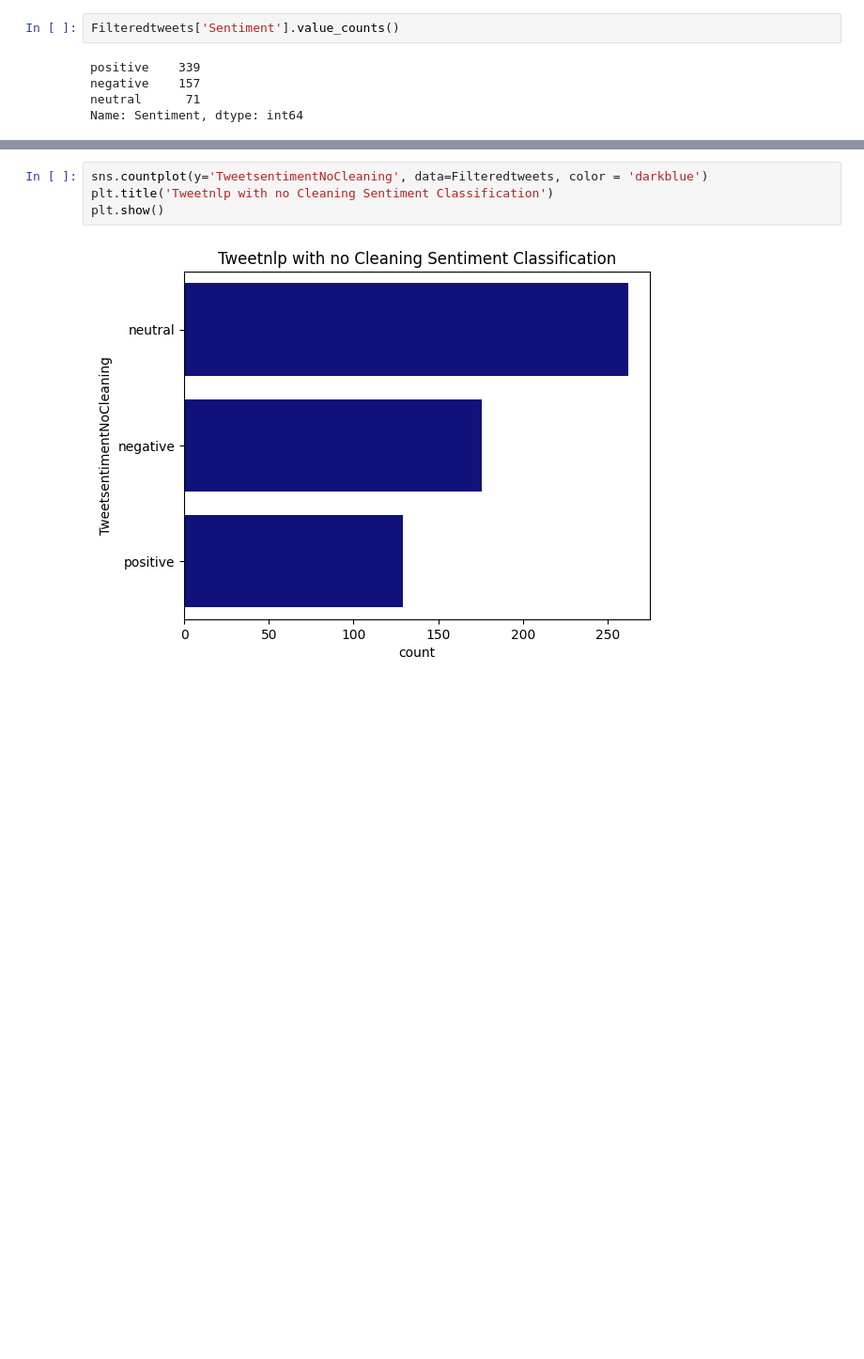
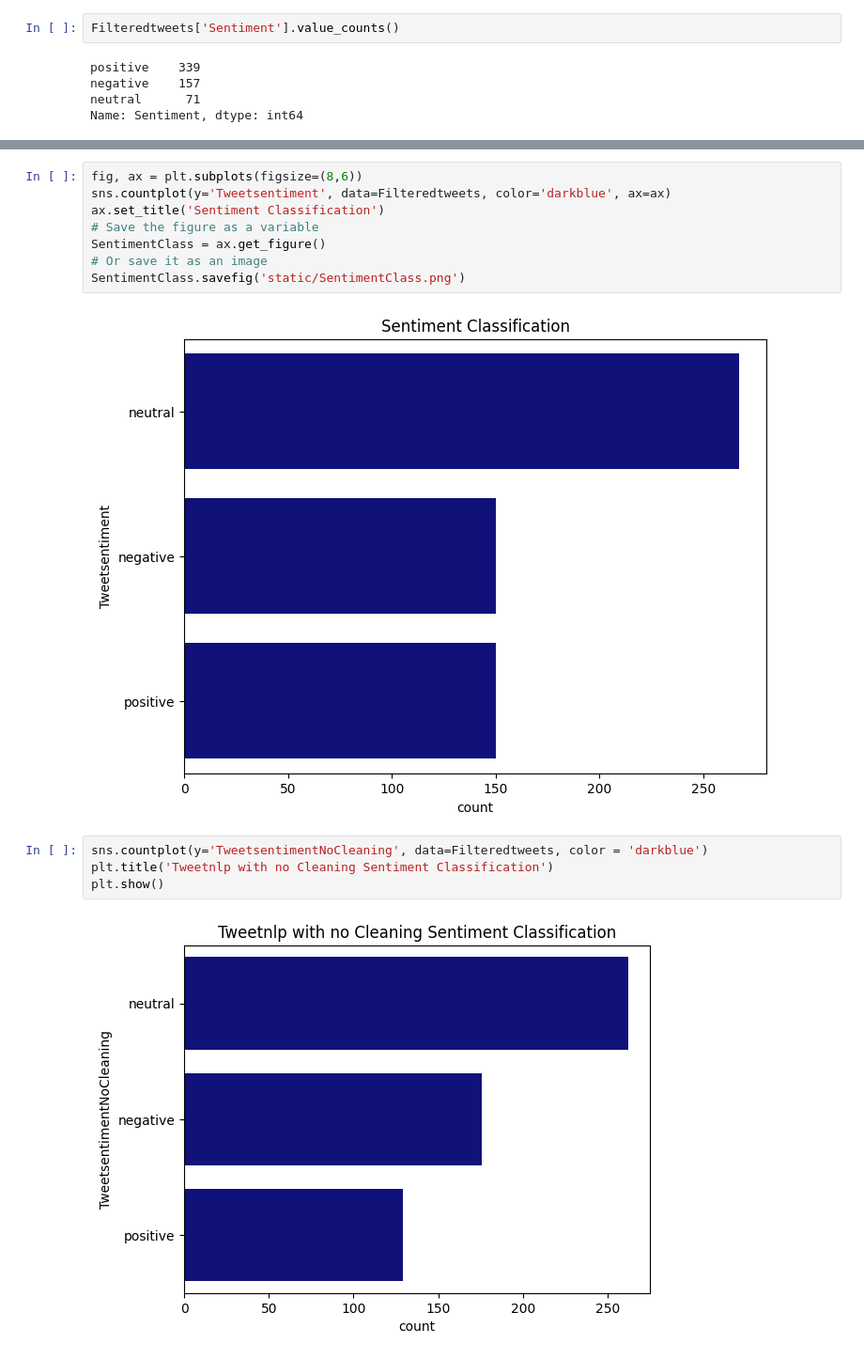
Before and after one commit to topecole/Twitter-Project, a Jupyter notebook: construction_site3.ipynb, the cells around one changed output, grey strips where cells are left out. Shown at 94% size. Drawn from its saved outputs; the diff is of its cells as text; blank space fills up the shorter version.

```diff
--- a/construction_site3.ipynb
+++ b/construction_site3.ipynb
@@ -232,3 +236,13 @@ plt.show()
+# %%
+fig, ax = plt.subplots(figsize=(8,6))
+sns.countplot(y='Tweetsentiment', data=Filteredtweets, color='darkblue', ax=ax)
+ax.set_title('Sentiment Classification')
+# Save the figure as a variable
+SentimentClass = ax.get_figure()
+# Or save it as an image
+SentimentClass.savefig('static/SentimentClass.png')
+# %% [output]
+[figure, added]
 # %%
 sns.countplot(y='TweetsentimentNoCleaning', data=Filteredtweets, color = 'darkblue')
 plt.title('Tweetnlp with no Cleaning Sentiment Classification')
```
Also changed, not shown: parts of 11 cells of this notebook, 4 other files.
